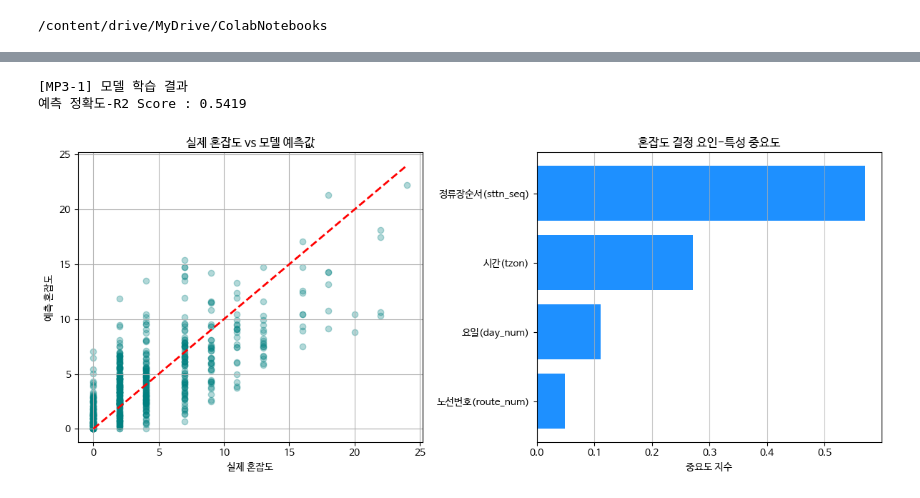
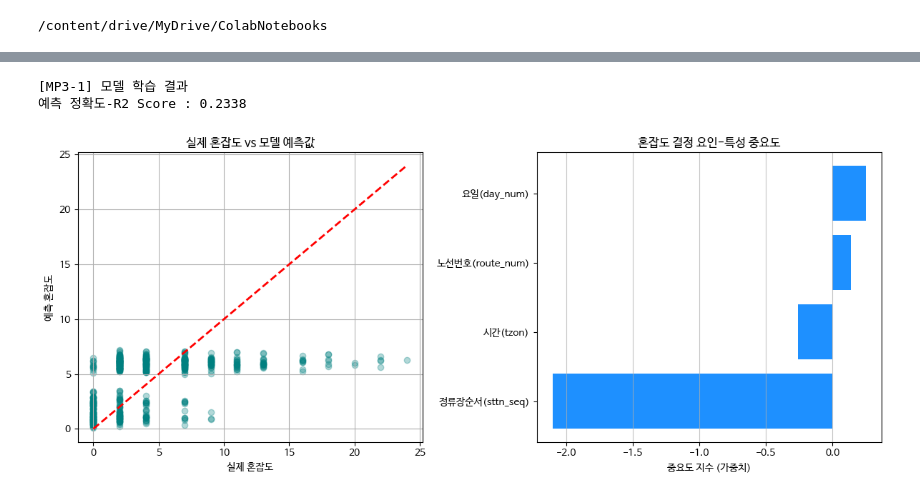
Before and after one commit to yj2da/busan-metro-xai, a Jupyter notebook: [MP3].ipynb, the cells around one changed output, grey strips where cells are left out. Drawn from its saved outputs; the diff is of its cells as text; code cells hidden in the pictures.

```diff
--- a/[MP3].ipynb
+++ b/[MP3].ipynb
@@ -30,7 +30,8 @@ fc-cache: succeeded
 
 import pandas as pd
 from sklearn.model_selection import train_test_split
-from sklearn.ensemble import RandomForestRegressor
+from sklearn.linear_model import LinearRegression
+from sklearn.preprocessing import StandardScaler
 from sklearn.metrics import r2_score, mean_absolute_error
 import os
 
@@ -46,54 +47,65 @@ if os.path.exists("busan_bus_cleaned.csv"):
     # Validation 데이터와 test 데이터 분리 (8:2)
     X_train, X_test, y_train, y_test = train_test_split(X, y, test_size=0.2, random_state=42)
 
+    # 데이터 스케일링
+    scaler = StandardScaler()
+    X_train_scaled = scaler.fit_transform(X_train)
+    X_test_scaled = scaler.transform(X_test)
+
     # 모델 생성
-    model = RandomForestRegressor(n_estimators=100, max_depth=10, random_state=42)
-    model.fit(X_train, y_train)
+    model = LinearRegression()
+    model.fit(X_train_scaled, y_train)
 
     # 5. 모델 평가
-    y_pred = model.predict(X_test)
+    y_pred = model.predict(X_test_scaled)
     r2 = r2_score(y_test, y_pred)
+
 
     print("[MP3-1] 모델 학습 결과")
     print(f"예측 정확도-R2 Score : {r2:.4f}")
 # %% [output]
 [MP3-1] 모델 학습 결과
-예측 정확도-R2 Score : 0.5419
+예측 정확도-R2 Score : 0.2338
 # %%
 import matplotlib.pyplot as plt
 import seaborn as sns
 import numpy as np
 
+
 plt.rc('font', family='NanumBarunGothic')
 plt.rcParams['axes.unicode_minus'] = False
 
-# 실제값 vs 예측값
-
+# 실제값 vs 예측값 시각화
 plt.figure(figsize=(12, 5))
 
+# 실제값 vs 예측값
 plt.subplot(1, 2, 1)
 plt.scatter(y_test, y_pred, alpha=0.3, color='teal')
+
+# y=x 그리기
 plt.plot([y_test.min(), y_test.max()], [y_test.min(), y_test.max()], 'r--', lw=2)
 
 plt.title("실제 혼잡도 vs 모델 예측값")
 plt.xlabel("실제 혼잡도")
 plt.ylabel("예측 혼잡도")
 plt.grid()
 
 # 특성 중요도
+plt.subplot(1, 2, 2)
 
-plt.subplot(1, 2, 2)
-importances = model.feature_importances_
+# coef_(회귀 계수)
+importances = model.coef_
 feature_names = ['시간(tzon)', '정류장순서(sttn_seq)', '요일(day_num)', '노선번호(route_num)']
 indices = np.argsort(importances)
 
+# 가로 막대 그래프 그리기
 plt.barh(range(len(indices)), importances[indices], color='dodgerblue', align='center')
 plt.yticks(range(len(indices)), [feature_names[i] for i in indices])
 plt.title("혼잡도 결정 요인-특성 중요도")
-plt.xlabel("중요도 지수")
+plt.xlabel("중요도 지수 (가중치)")
 plt.grid(axis='x', alpha=0.7)
 
 plt.tight_layout()
 plt.show()
 # %% [output]
-[figure, old version]
+[figure, new version]
```
Also changed, not shown: parts of 1 cell of this notebook.
